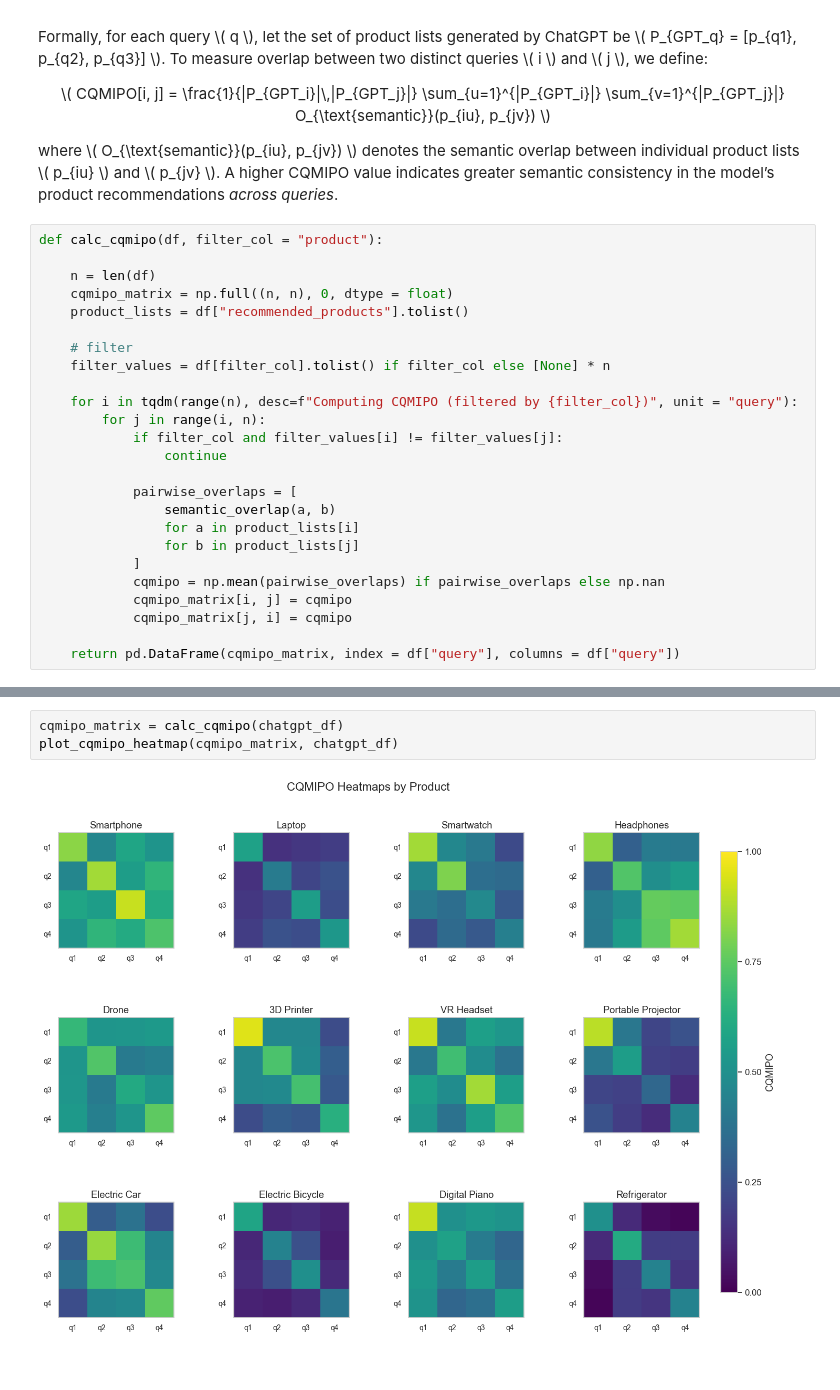
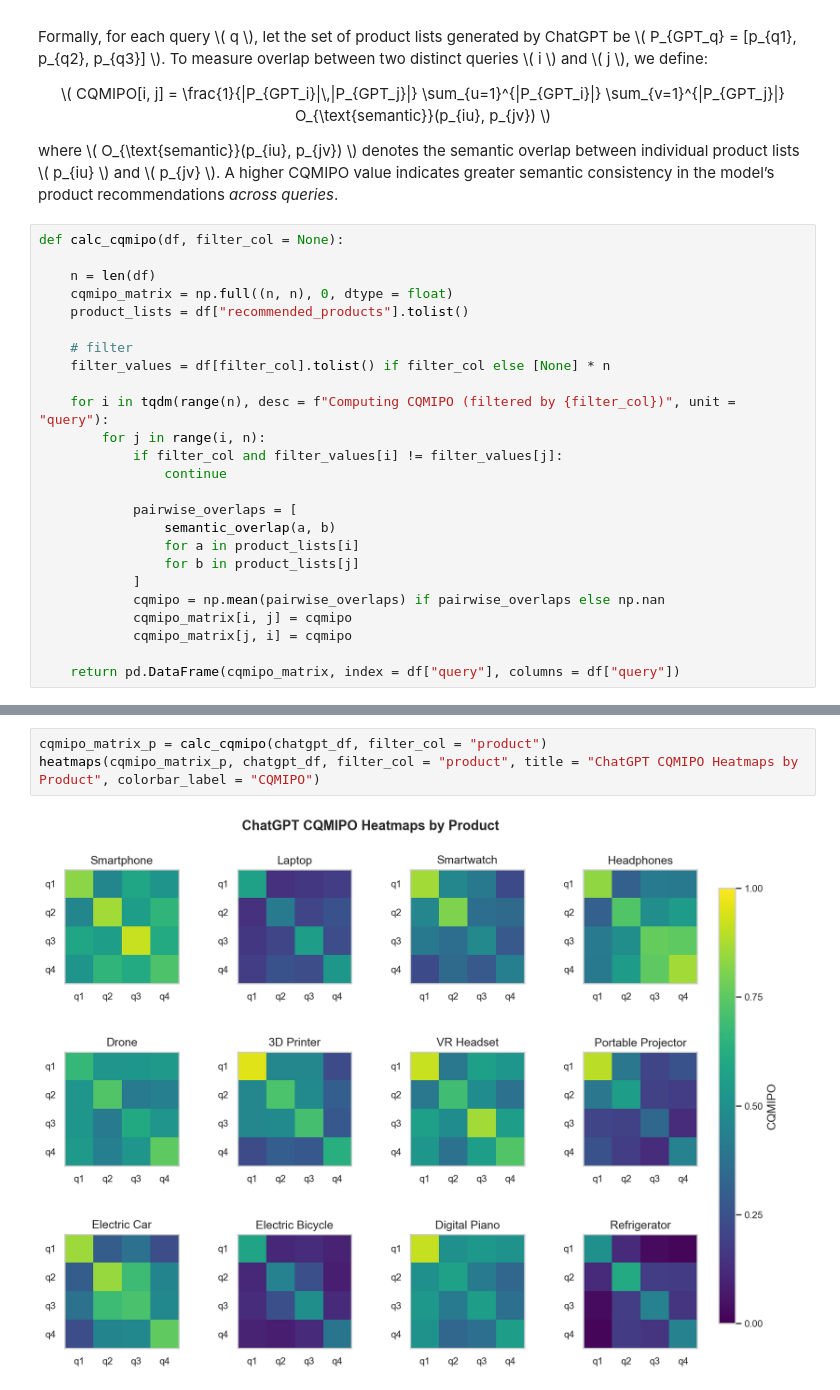
Before and after one commit to LorenzoCirac/Search-vs-Generation-A-Comparative-Study-of-Bing-and-ChatGPT-in-Product-Recommendations, a Jupyter notebook: notebooks/ChatGPT/ChatGPT Product Consistency.ipynb, the cells around one changed output, grey strips where cells are left out. Drawn from its saved outputs; the diff is of its cells as text.

```diff
--- a/notebooks/ChatGPT/ChatGPT Product Consistency.ipynb
+++ b/notebooks/ChatGPT/ChatGPT Product Consistency.ipynb
@@ -224,7 +224,7 @@ fix, ax = boxplot(
 <p style="text-align:center;"> \( CQMIPO[i, j] = \frac{1}{|P_{GPT_i}|\,|P_{GPT_j}|} \sum_{u=1}^{|P_{GPT_i}|} \sum_{v=1}^{|P_{GPT_j}|} O_{\text{semantic}}(p_{iu}, p_{jv}) \) </p>
 <p> where \( O_{\text{semantic}}(p_{iu}, p_{jv}) \) denotes the semantic overlap between individual product lists \( p_{iu} \) and \( p_{jv} \). A higher CQMIPO value indicates greater semantic consistency in the model’s product recommendations <em>across queries</em>. </p>
 # %%
-def calc_cqmipo(df, filter_col = "product"):
+def calc_cqmipo(df, filter_col = None):
 
     n = len(df)
     cqmipo_matrix = np.full((n, n), 0, dtype = float)
@@ -233,7 +233,7 @@ def calc_cqmipo(df, filter_col = "product"):
     # filter
     filter_values = df[filter_col].tolist() if filter_col else [None] * n
 
-    for i in tqdm(range(n), desc=f"Computing CQMIPO (filtered by {filter_col})", unit = "query"):
+    for i in tqdm(range(n), desc = f"Computing CQMIPO (filtered by {filter_col})", unit = "query"):
         for j in range(i, n):
             if filter_col and filter_values[i] != filter_values[j]:
                 continue
@@ -309,6 +251,6 @@ def plot_cqmipo_heatmap(cqmipo_matrix, df, filter_col = "product"):
 # %%
-cqmipo_matrix = calc_cqmipo(chatgpt_df)
-plot_cqmipo_heatmap(cqmipo_matrix, chatgpt_df)
+cqmipo_matrix_p = calc_cqmipo(chatgpt_df, filter_col = "product")
+heatmaps(cqmipo_matrix_p, chatgpt_df, filter_col = "product", title = "ChatGPT CQMIPO Heatmaps by Product", colorbar_label = "CQMIPO")
 # %% [output]
-[figure, old version]
+[figure, new version]
 # %%
```
Also changed, not shown: parts of 5 cells of this notebook, 2 other files.
